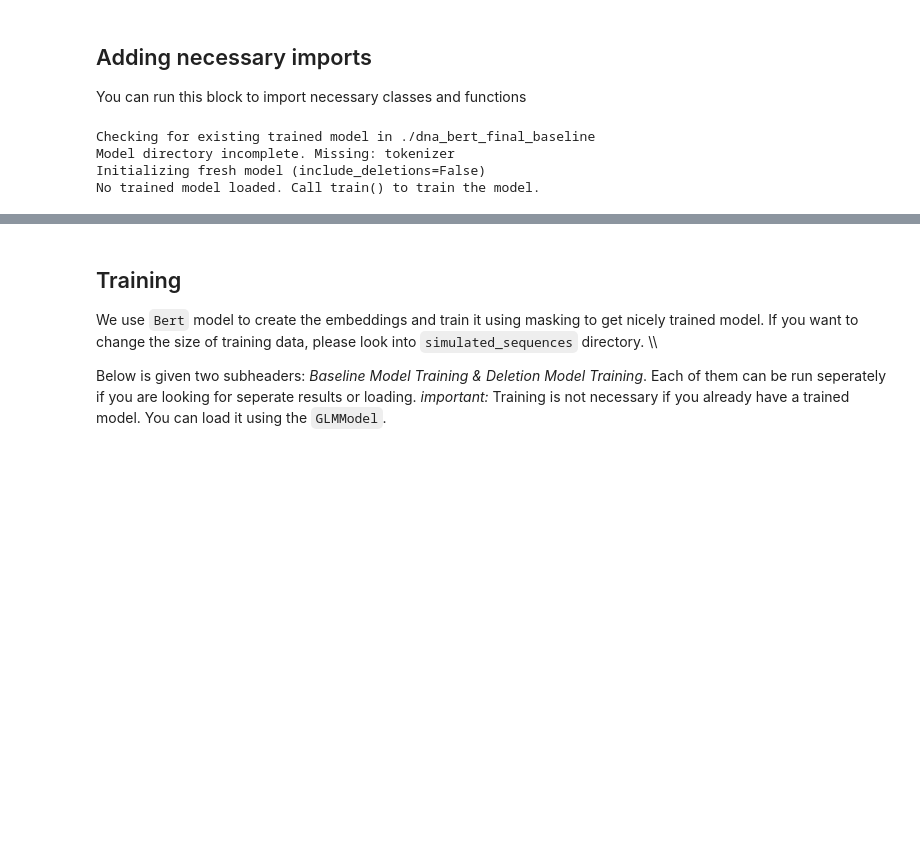
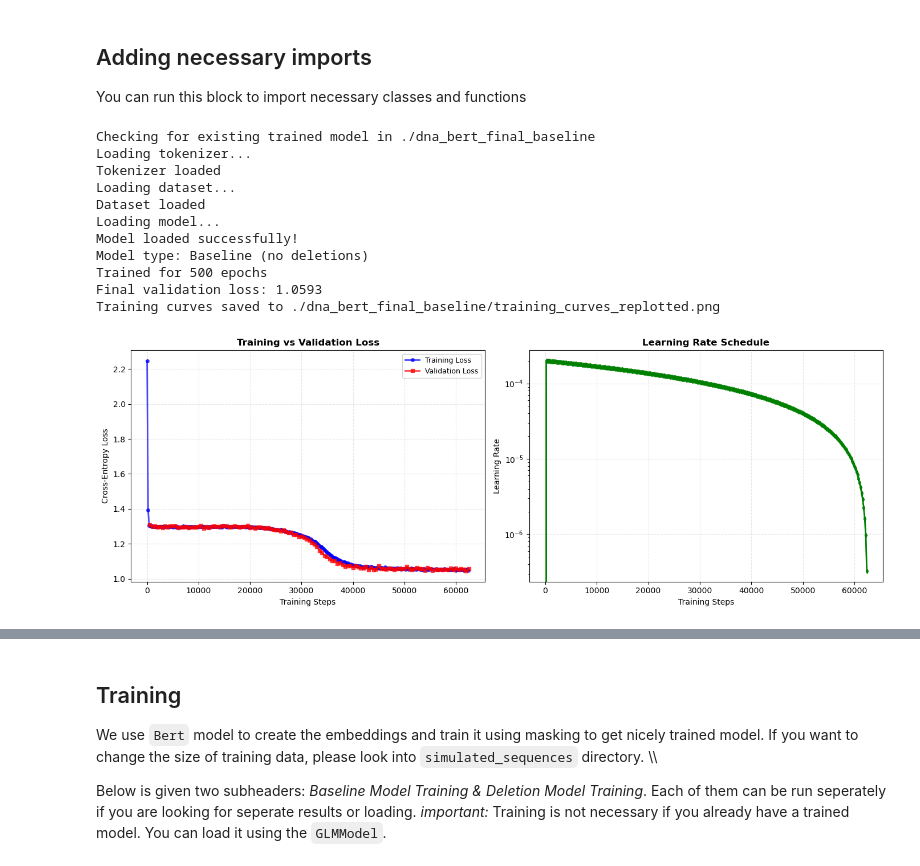
Before and after one commit to giokepa/Sysgen-GLM-for-Indels, a Jupyter notebook: debugging_baseling.ipynb, the cells around one changed output, grey strips where cells are left out. Saved outputs shown, nothing was run; the diff lists cells and outputs as text; code cells hidden in the pictures; blank space fills up the shorter version.

Commit message:
model training data and test data

```diff
--- a/debugging_baseling.ipynb
+++ b/debugging_baseling.ipynb
@@ -7,18 +7,26 @@ You can run this block to import necessary classes and functions
 # %%
 from fundemental_classes.model_related.glm_model import GLMModel
 
 # You can change force_retrain to True if you want to always retrain your model everytime
 
 
 baseline_model = GLMModel("./dna_bert_final_baseline",
-                           "debug_baselinemodel/test_baseline_sequences_size5000_length50_deletions0_nodeletionseq0.05.fasta",
+                           "debug_baselinemodel/new_augumented_sequence_size5000_length100_deletions0_nodeletionseq0.05.fasta",
                            force_retrain=False, include_deletions=False)
 
 # Set the default Model to train and use for visualization
 model = baseline_model
 use_deletions = False
 # %% [output]
 Checking for existing trained model in ./dna_bert_final_baseline
-Model directory incomplete. Missing: tokenizer
-Initializing fresh model (include_deletions=False)
-No trained model loaded. Call train() to train the model.
+Loading tokenizer...
+Tokenizer loaded
+Loading dataset...
+Dataset loaded
+Loading model...
+Model loaded successfully!
+Model type: Baseline (no deletions)
+Trained for 500 epochs
+Final validation loss: 1.0593
+Training curves saved to ./dna_bert_final_baseline/training_curves_replotted.png
+[figure, added]
```
Also changed, not shown: parts of 5 cells of this notebook, 7 other files.
